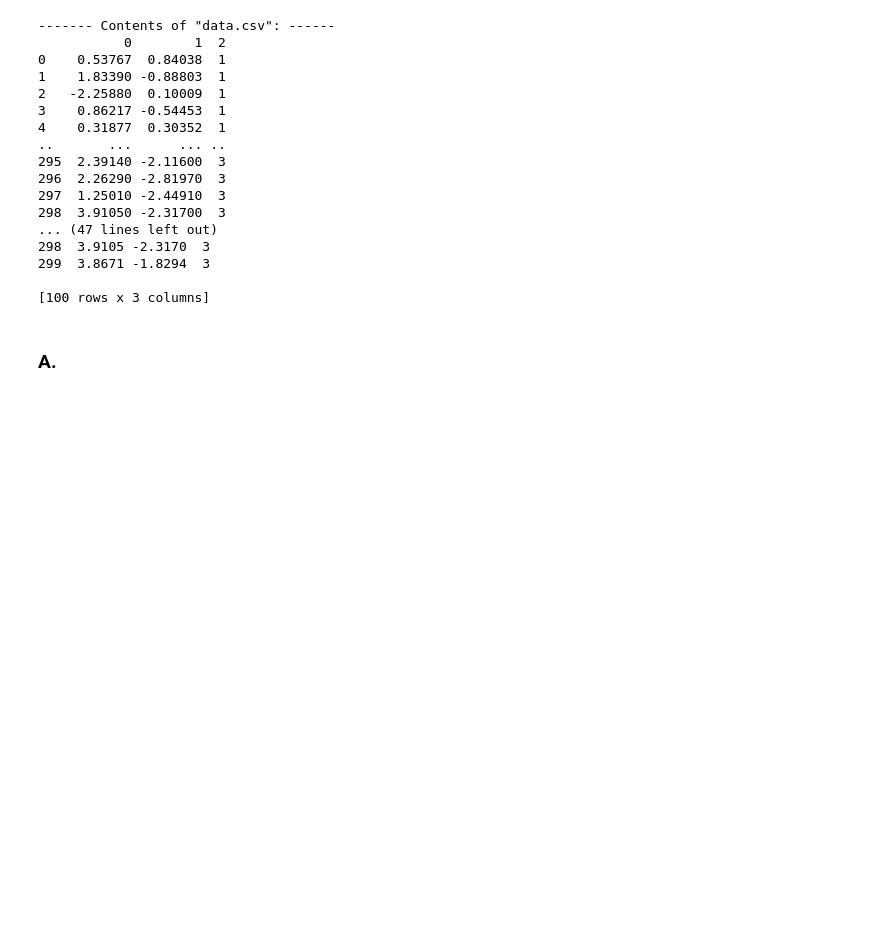
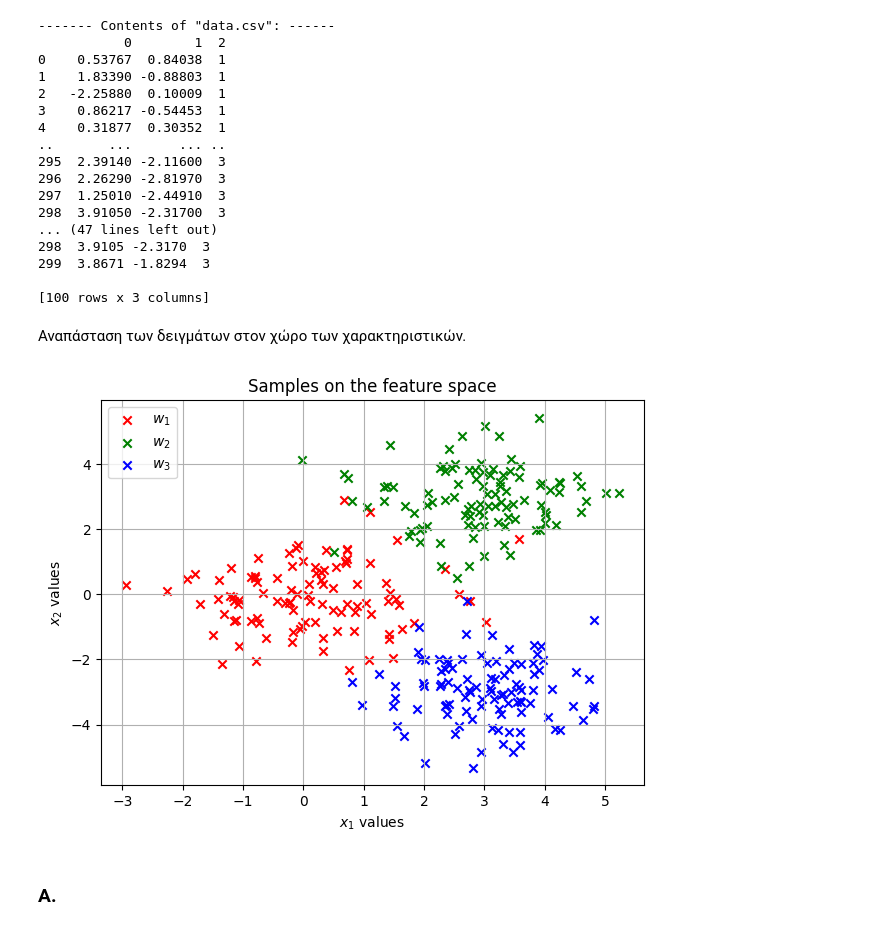
Before and after one commit to iliaxant/Pattern_Recognition_HW2, a Jupyter notebook: HW_2_PR_58545.ipynb, the cells around one changed output. Saved outputs shown, nothing was run; the diff lists cells and outputs as text; code cells hidden in the pictures; blank space fills up the shorter version.

Commit message:
[add] Feature graph

```diff
--- a/HW_2_PR_58545.ipynb
+++ b/HW_2_PR_58545.ipynb
@@ -76,6 +76,23 @@ print(w3)
 299  3.8671 -1.8294  3
 
 [100 rows x 3 columns]
+# %% [markdown]
+Αναπάσταση των δειγμάτων στον χώρο των χαρακτηριστικών.
+# %%
+fig = plt.figure(figsize=(7, 5))
+
+plt.scatter(w1[0], w1[1], color='r', marker='x', label=r'$w_1$')
+plt.scatter(w2[0], w2[1], color='g', marker='x', label=r'$w_2$')
+plt.scatter(w3[0], w3[1], color='b', marker='x', label=r'$w_3$')
+
+plt.title('Samples on the feature space')
+plt.xlabel("$x_1$ values")
+plt.ylabel("$x_2$ values")
+plt.legend()
+plt.grid(True)
+plt.show()
+# %% [output]
+[figure, added]
 # %% [markdown]
 ### **Α.**
 # %% [markdown]
```
